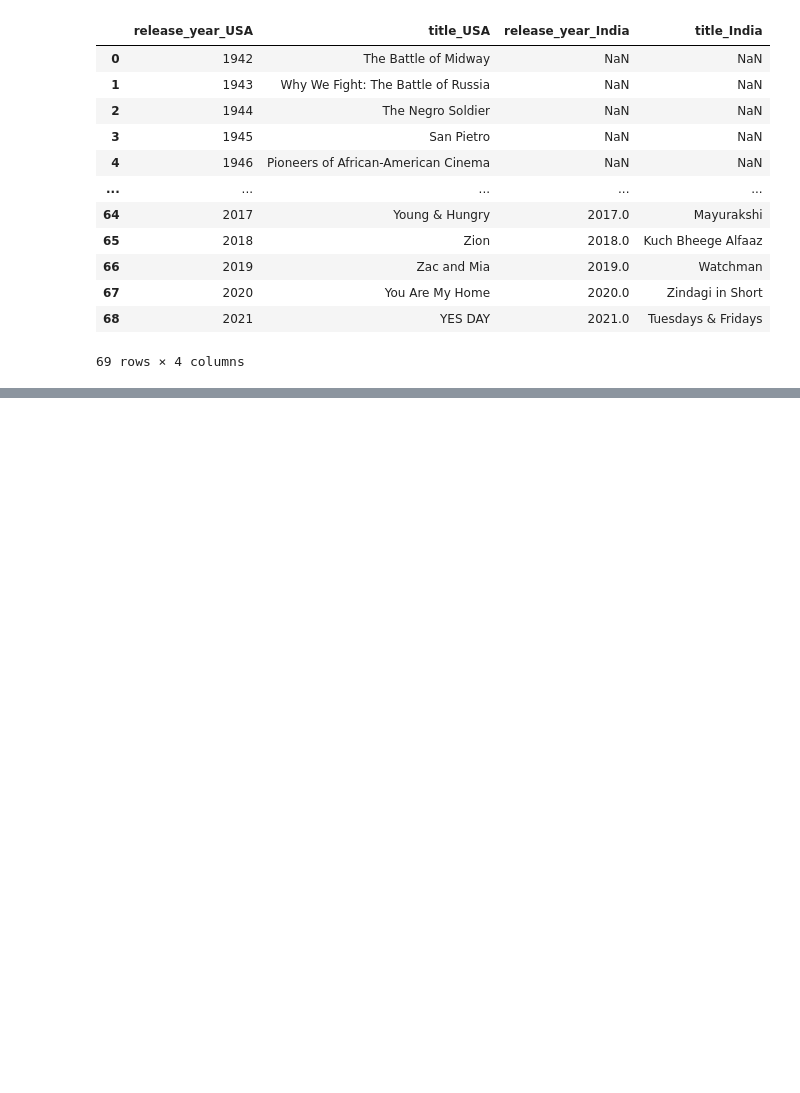
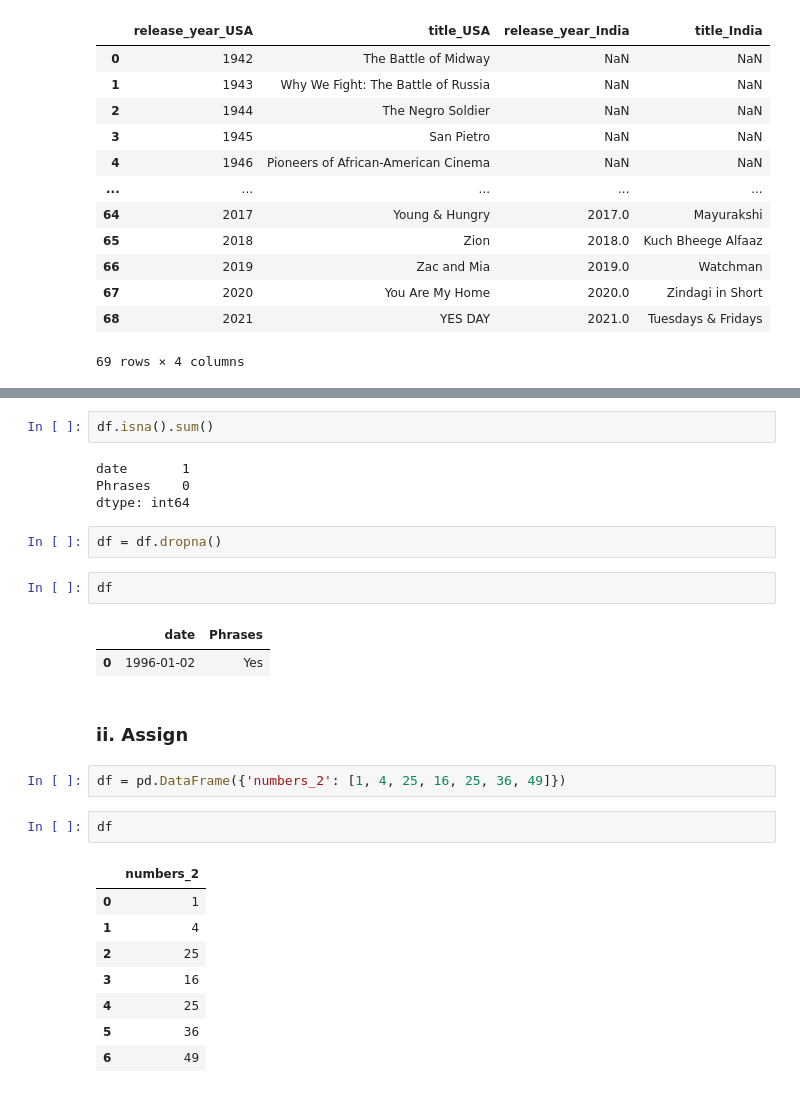
Before and after one commit to anvaldes/Repositorio_de_Proyectos, a Jupyter notebook: Data_Science_Contents/General_Topics/2. Pandas/Pandas.ipynb, the cells around one changed output, grey strips where cells are left out. Drawn from its saved outputs; the diff is of its cells as text; blank space fills up the shorter version.

```diff
--- a/Data_Science_Contents/General_Topics/2. Pandas/Pandas.ipynb
+++ b/Data_Science_Contents/General_Topics/2. Pandas/Pandas.ipynb
@@ -1472,0 +1493,28 @@ df
+# %%
+df.isna().sum()
+# %% [output]
+date       1
+Phrases    0
+dtype: int64
+# %%
+df = df.dropna()
+# %%
+df
+# %% [output]
+|  | date | Phrases |
+| 0 | 1996-01-02 | Yes |
+# %% [markdown]
+### ii. Assign
+# %%
+df = pd.DataFrame({'numbers_2': [1, 4, 25, 16, 25, 36, 49]})
+# %%
+df
+# %% [output]
+|  | numbers_2 |
+| 0 | 1 |
+| 1 | 4 |
+| 2 | 25 |
+| 3 | 16 |
+| 4 | 25 |
+| 5 | 36 |
+| 6 | 49 |
```
Also changed, not shown: parts of 12 cells of this notebook, 3 other files.
